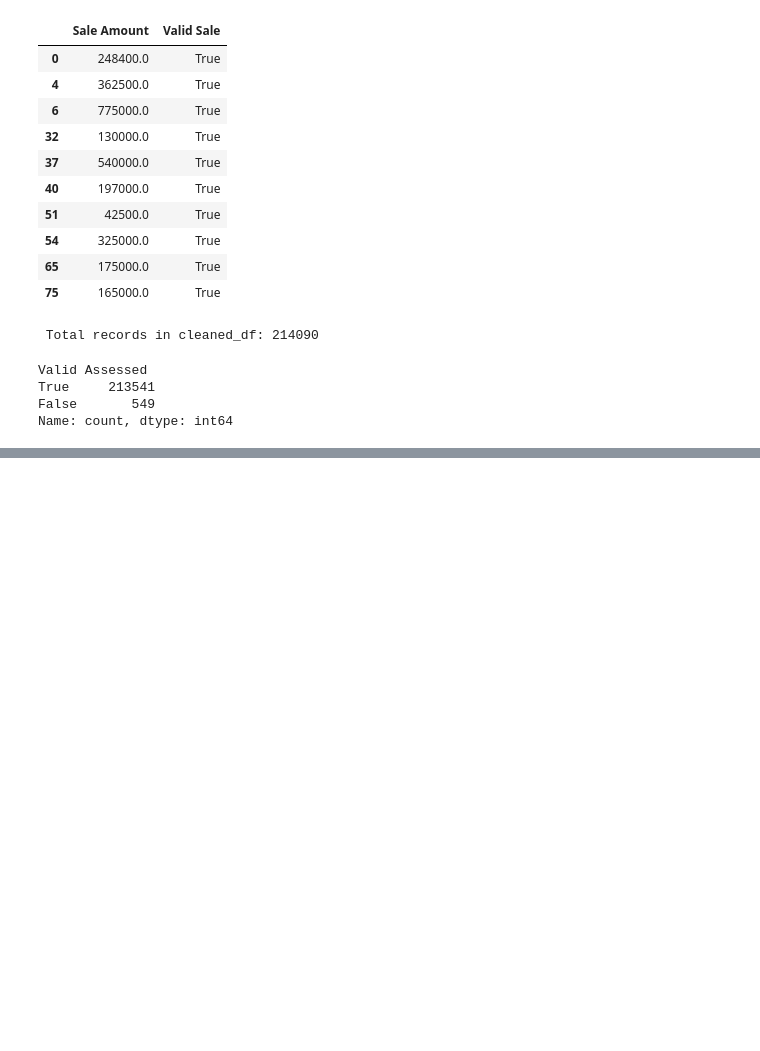
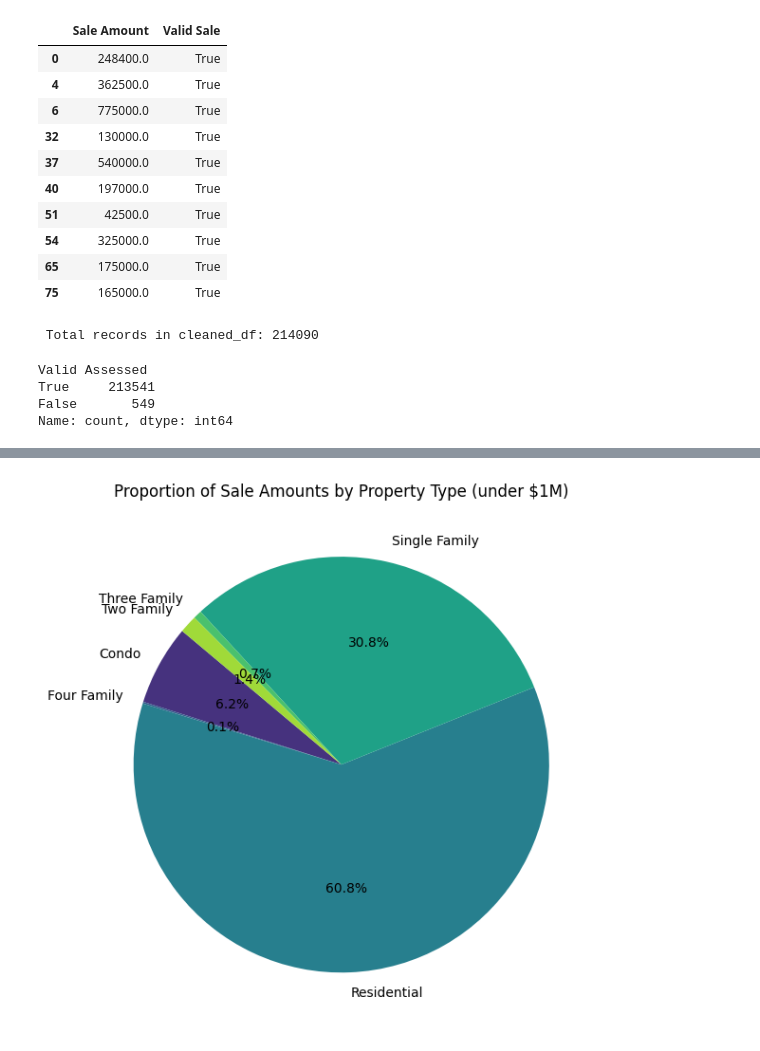
Before and after one commit to kthanikonda/DataWithPython, a Jupyter notebook: Real_Estate_Project-2.ipynb, the cells around one changed output, grey strips where cells are left out. Saved outputs shown, nothing was run; the diff lists cells and outputs as text; code cells hidden in the pictures; blank space fills up the shorter version.

```diff
--- a/Real_Estate_Project-2.ipynb
+++ b/Real_Estate_Project-2.ipynb
@@ -338,0 +371,20 @@ cleaned_df.to_csv('cleaned_real_estate_data.csv', index=False)
+# %%
+# Filter data
+filtered_df = cleaned_df[cleaned_df['Sale Amount'] < 1_000_000]
+
+# Group by property type and sum sale amount
+grouped = filtered_df.groupby('Property Type')['Sale Amount'].sum()
+
+# Plot pie chart
+plt.figure(figsize=(10, 6))
+plt.pie(grouped,
+        labels=grouped.index,
+        autopct='%1.1f%%',
+        startangle=140,
+        colors = sns.color_palette("viridis", len(grouped)))
+
+plt.title('Proportion of Sale Amounts by Property Type (under $1M)')
+plt.tight_layout()
+plt.show()
+# %% [output]
+[figure, added]
```
Also changed, not shown: parts of 17 cells of this notebook.
